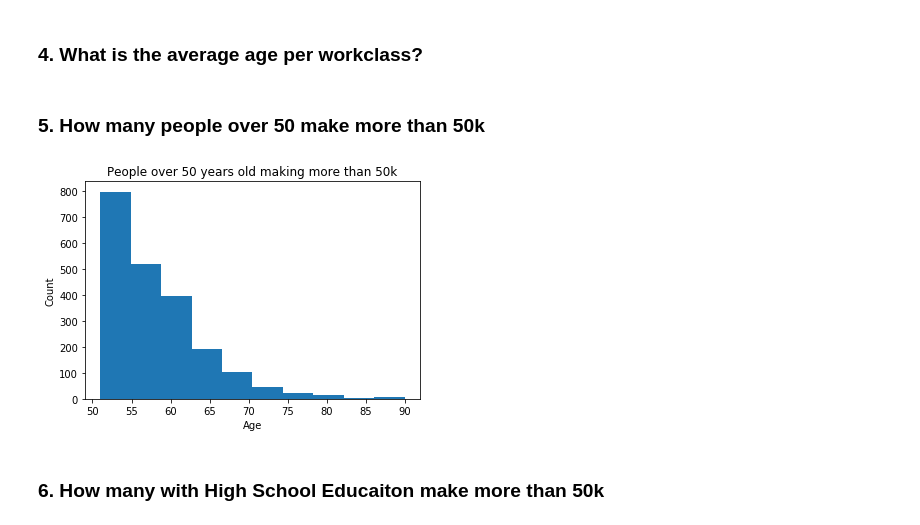
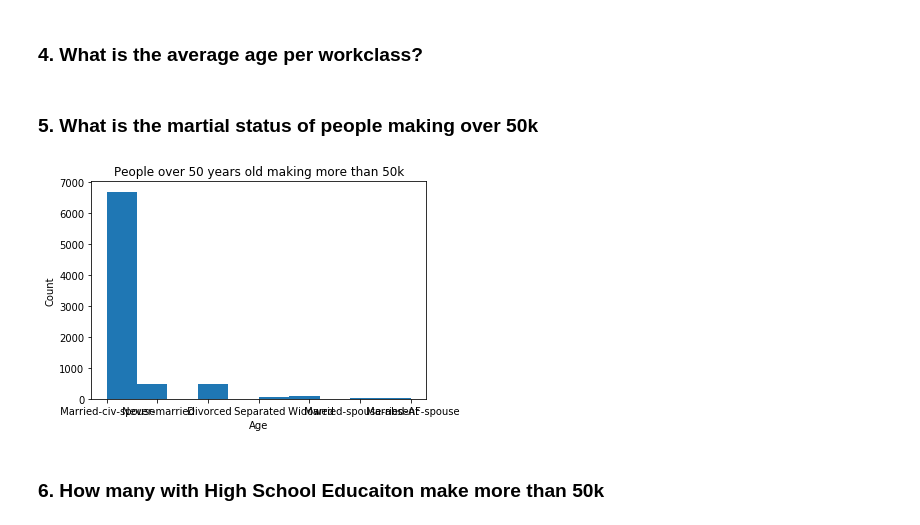
Before and after one commit to shairaalam19/dat301-fall2022-projects, a Jupyter notebook: AlyssaUpdates_DAT301_FinalProject.ipynb, the cells around one changed output. Cells and saved outputs as stored; diff of their text form; code cells hidden in the pictures.

```diff
--- a/AlyssaUpdates_DAT301_FinalProject.ipynb
+++ b/AlyssaUpdates_DAT301_FinalProject.ipynb
@@ -192,17 +192,18 @@ df_label.workclass.replace((1, 2, 3, 4, 5, 6, 7, 8), (' Private', ' Self-emp-not
 # plt.ylabel("Age")
 # plt.title("Number of people that make above or below 50K")
 # plt.show()
-# %% [markdown]
-### 5.  How many people over 50 make more than 50k
+# %% [markdown]
+### 5.  What is the martial status of people making over 50k
 # %%
-df_age = df[df.eval("age>50 & wage_below_orAbove_50k.str.startswith('>').values")]
-plt.hist(df_age.age)
+df_age = df_allnums.marital_status.replace((1, 2, 3, 4, 5, 6, 7),(' Married-civ-spouse', ' Divorced', ' Never-married', ' Separated', ' Widowed', ' Married-spouse-absent', ' Married-AF-spouse'), inplace = True)
+df_age = df[df.eval("wage_below_orAbove_50k.str.startswith('>').values")]
+plt.hist(df_age.marital_status)
 plt.xlabel("Age")
 plt.ylabel("Count")
 plt.title("People over 50 years old making more than 50k")
 plt.show()
 # %% [output]
-[figure, old version]
+[figure, new version]
 # %% [markdown]
 ### 6.  How many with High School Educaiton make more than 50k
 # %%
```
Also changed, not shown: parts of 2 cells of this notebook.
